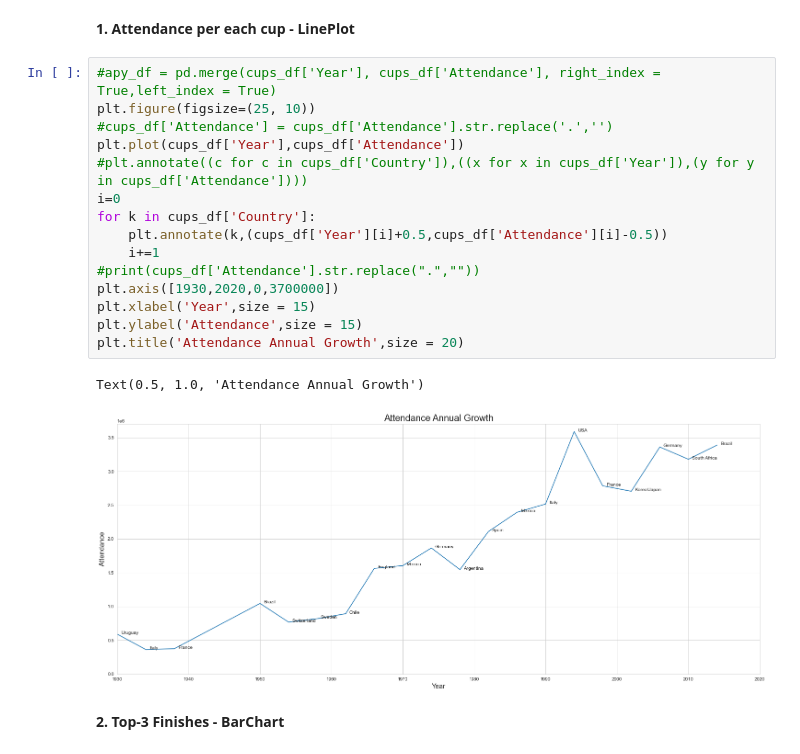
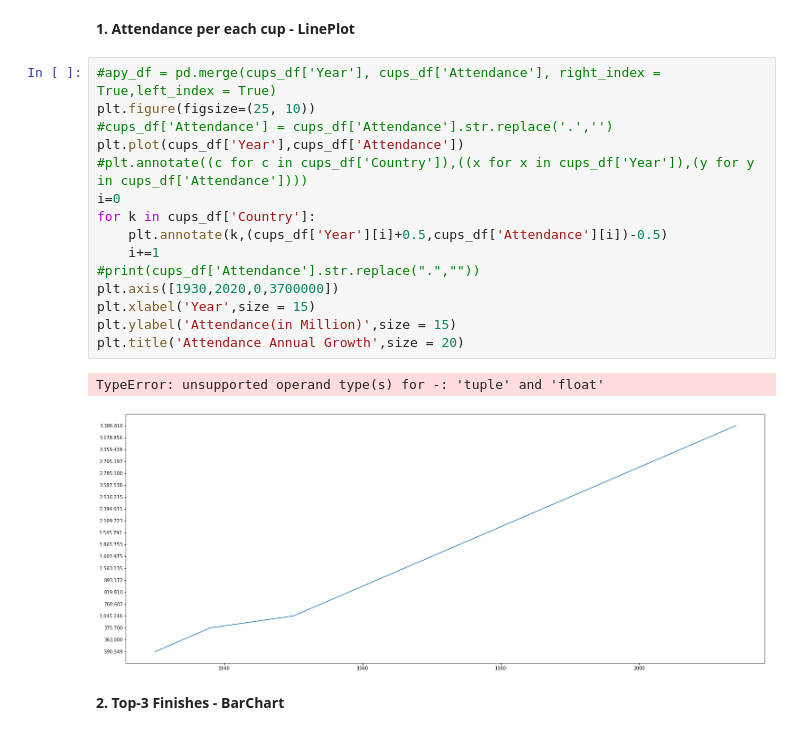
Before and after one commit to Shandilyathithyaa/AI-Tasks, a Jupyter notebook: Task-2/task-2.ipynb, the cells around one changed output. Cells and saved outputs as stored; diff of their text form.

```diff
--- a/Task-2/task-2.ipynb
+++ b/Task-2/task-2.ipynb
@@ -20,21 +20,21 @@ cups_df.head()
 # %%
 #apy_df = pd.merge(cups_df['Year'], cups_df['Attendance'], right_index = True,left_index = True)
 plt.figure(figsize=(25, 10))
 #cups_df['Attendance'] = cups_df['Attendance'].str.replace('.','')
 plt.plot(cups_df['Year'],cups_df['Attendance'])
 #plt.annotate((c for c in cups_df['Country']),((x for x in cups_df['Year']),(y for y in cups_df['Attendance'])))
 i=0
 for k in cups_df['Country']:
-    plt.annotate(k,(cups_df['Year'][i]+0.5,cups_df['Attendance'][i]-0.5))
+    plt.annotate(k,(cups_df['Year'][i]+0.5,cups_df['Attendance'][i])-0.5)
     i+=1
 #print(cups_df['Attendance'].str.replace(".",""))
 plt.axis([1930,2020,0,3700000])
 plt.xlabel('Year',size = 15)
-plt.ylabel('Attendance',size = 15)
+plt.ylabel('Attendance(in Million)',size = 15)
 plt.title('Attendance Annual Growth',size = 20)
 # %% [output]
-Text(0.5, 1.0, 'Attendance Annual Growth')
+TypeError: unsupported operand type(s) for -: 'tuple' and 'float'
-[figure, old version]
+[figure, new version]
 # %% [markdown]
 **2. Top-3 Finishes - BarChart**
 # %%
```
Also changed, not shown: 3 other files.
